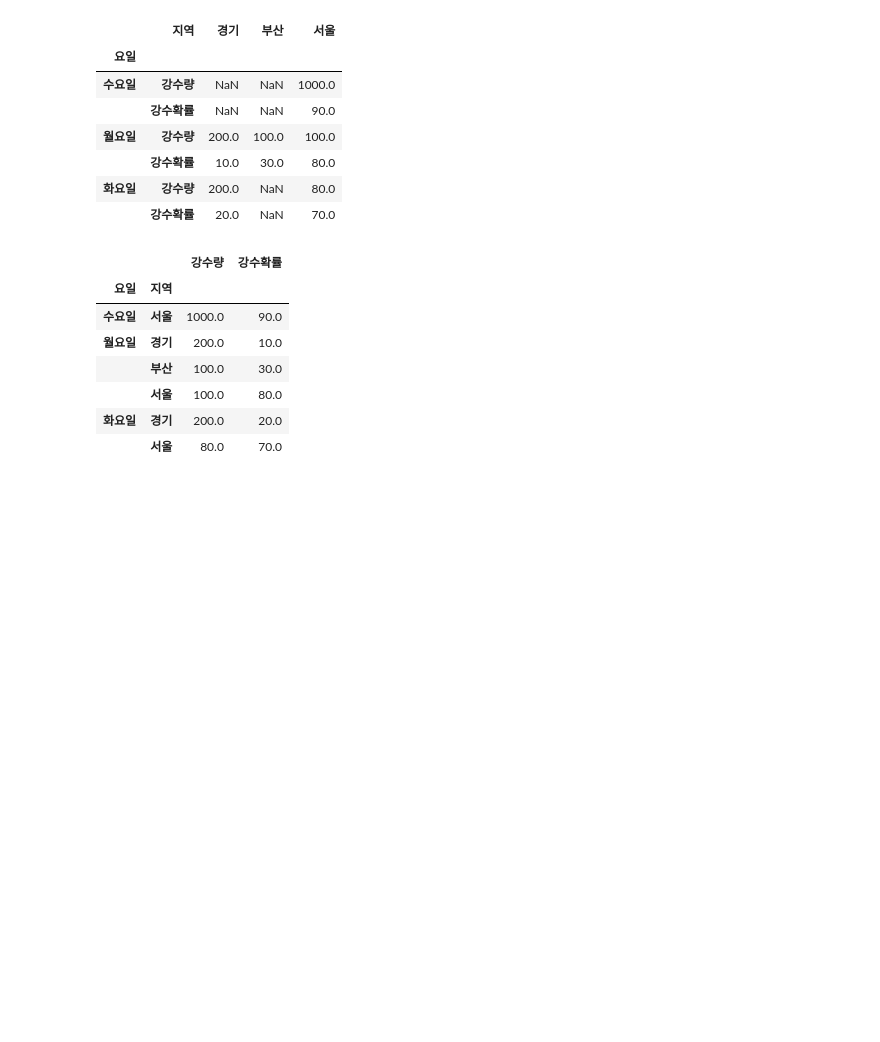
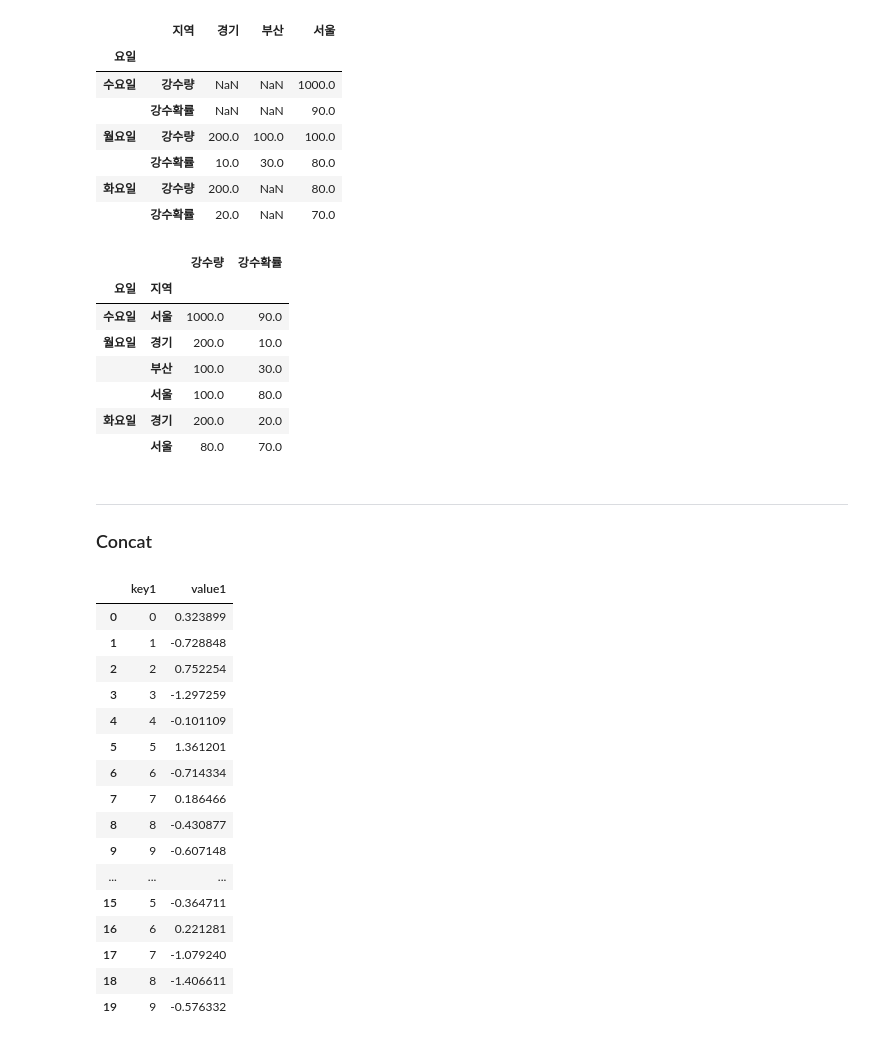
Before and after one commit to yejoonlee/Back-to-the-Basic, a Jupyter notebook: pandas_practice.ipynb, the cells around one changed output. Saved outputs shown, nothing was run; the diff lists cells and outputs as text; code cells hidden in the pictures; blank space fills up the shorter version.

```diff
--- a/pandas_practice.ipynb
+++ b/pandas_practice.ipynb
@@ -934,3 +934,6 @@ new_df.unstack(0).stack(1)
 |  | 서울 | 100.0 | 80.0 |
 | 화요일 | 경기 | 200.0 | 20.0 |
 |  | 서울 | 80.0 | 70.0 |
+# %% [markdown]
+---
+### Concat
@@ -936,0 +943,20 @@ new_df.unstack(0).stack(1)
+# %%
+pd.concat([df1,df2], ignore_index=True)
+# %% [output]
+|  | key1 | value1 |
+| 0 | 0 | 0.323899 |
+| 1 | 1 | -0.728848 |
+| 2 | 2 | 0.752254 |
+| 3 | 3 | -1.297259 |
+| 4 | 4 | -0.101109 |
+| 5 | 5 | 1.361201 |
+| 6 | 6 | -0.714334 |
+| 7 | 7 | 0.186466 |
+| 8 | 8 | -0.430877 |
+| 9 | 9 | -0.607148 |
+| ... | ... | ... |
+| 15 | 5 | -0.364711 |
+| 16 | 6 | 0.221281 |
+| 17 | 7 | -1.079240 |
+| 18 | 8 | -1.406611 |
+| 19 | 9 | -0.576332 |
```
Also changed, not shown: parts of 3 cells of this notebook.
